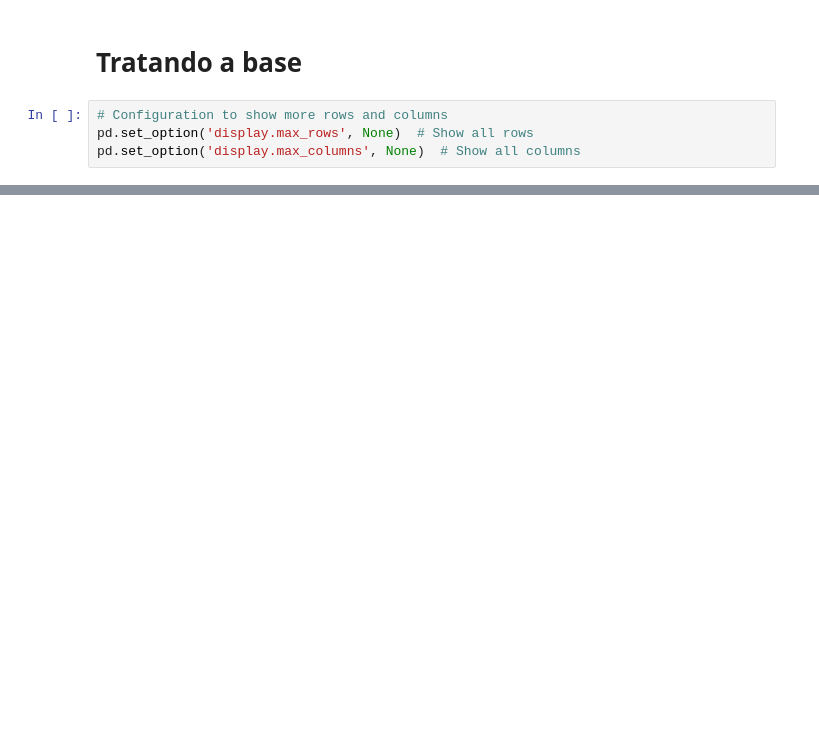
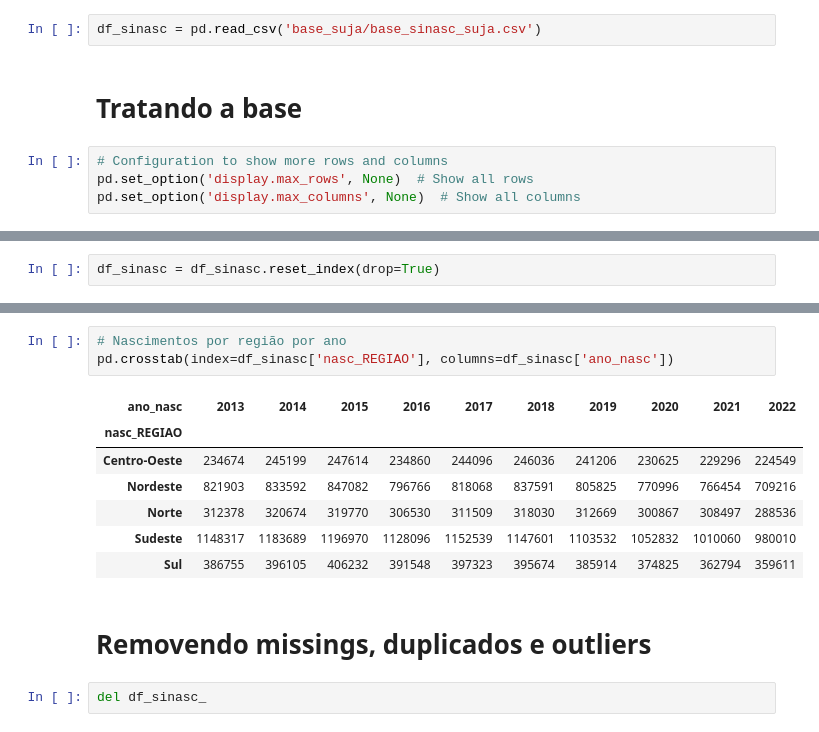
Before and after one commit to mtt89/rr_obito_fetal, a Jupyter notebook: apend_trat_base_sinasc.ipynb, the cells around one changed output, grey strips where cells are left out. Saved outputs shown, nothing was run; the diff lists cells and outputs as text; blank space fills up the shorter version.

```diff
--- a/apend_trat_base_sinasc.ipynb
+++ b/apend_trat_base_sinasc.ipynb
@@ -110,3 +86,5 @@ df_sinasc.to_csv('base_suja/base_sinasc_suja.csv', index=False)
+# %%
+df_sinasc = pd.read_csv('base_suja/base_sinasc_suja.csv')
 # %% [markdown]
 # Tratando a base
 # %%
@@ -143,0 +262,2 @@ missing_data_sorted[missing_data_sorted['Missing Percentage'] > 0]
+# %%
+df_sinasc = df_sinasc.reset_index(drop=True)
@@ -143,0 +297,15 @@ missing_data_sorted[missing_data_sorted['Missing Percentage'] > 0]
+# %%
+# Nascimentos por região por ano
+pd.crosstab(index=df_sinasc['nasc_REGIAO'], columns=df_sinasc['ano_nasc'])
+# %% [output]
+| ano_nasc | 2013 | 2014 | 2015 | 2016 | 2017 | 2018 | 2019 | 2020 | 2021 | 2022 |
+| nasc_REGIAO |  |  |  |  |  |  |  |  |  |  |
+| Centro-Oeste | 234674 | 245199 | 247614 | 234860 | 244096 | 246036 | 241206 | 230625 | 229296 | 224549 |
+| Nordeste | 821903 | 833592 | 847082 | 796766 | 818068 | 837591 | 805825 | 770996 | 766454 | 709216 |
+| Norte | 312378 | 320674 | 319770 | 306530 | 311509 | 318030 | 312669 | 300867 | 308497 | 288536 |
+| Sudeste | 1148317 | 1183689 | 1196970 | 1128096 | 1152539 | 1147601 | 1103532 | 1052832 | 1010060 | 980010 |
+| Sul | 386755 | 396105 | 406232 | 391548 | 397323 | 395674 | 385914 | 374825 | 362794 | 359611 |
+# %% [markdown]
+# Removendo missings, duplicados e outliers
+# %%
+del df_sinasc_
```
Also changed, not shown: parts of 38 cells of this notebook, 1 other file.
